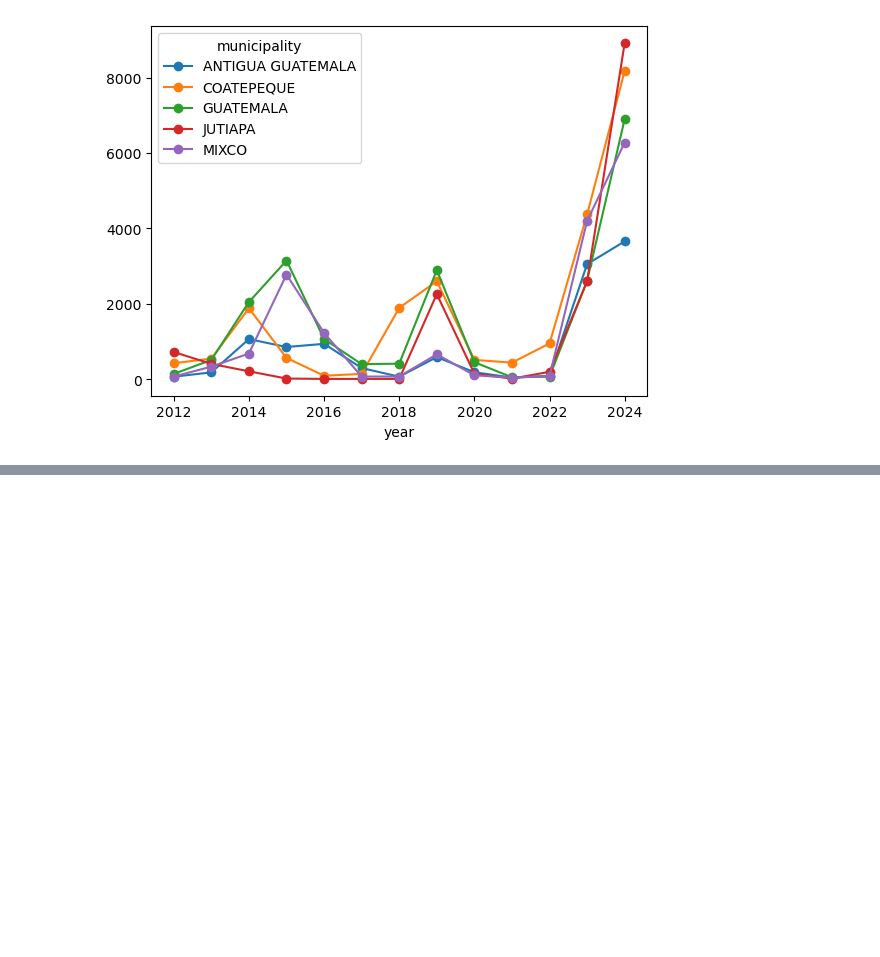
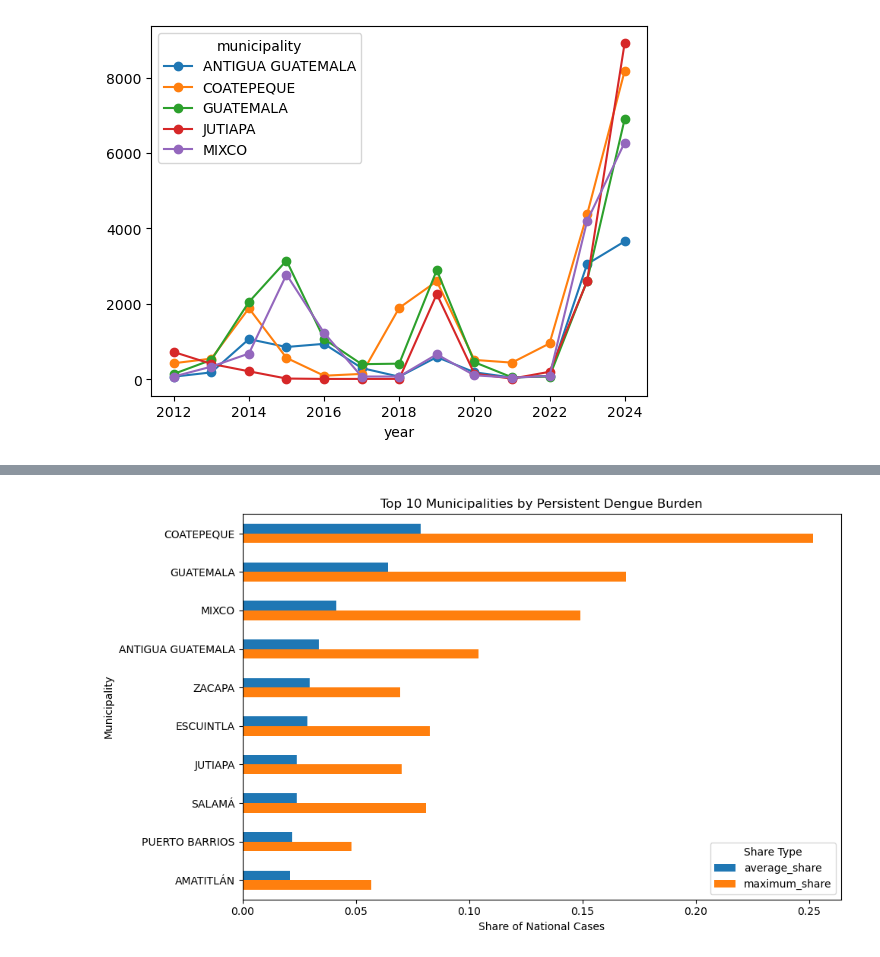
Before and after one commit to medranow/data-analyst-portfolio, a Jupyter notebook: 1_sql_salud_enfermedad/notebook/00_mspas_pndas.practice.ipynb, the cells around one changed output, grey strips where cells are left out. Saved outputs shown, nothing was run; the diff lists cells and outputs as text; code cells hidden in the pictures; blank space fills up the shorter version.

```diff
--- a/1_sql_salud_enfermedad/notebook/00_mspas_pndas.practice.ipynb
+++ b/1_sql_salud_enfermedad/notebook/00_mspas_pndas.practice.ipynb
@@ -278,0 +267,3 @@ municipality_national_cases = pd.merge(year_municipality_renamed, year_totals_re
+# %%
+municipality_national_cases['municipality_share'] = municipality_national_cases['municipality_cases'] / municipality_national_cases['national_cases']
+municipality_national_cases.describe()
@@ -278,0 +325,7 @@ municipality_national_cases = pd.merge(year_municipality_renamed, year_totals_re
+# %%
+persistent_driven_burden = municipality_national_cases.groupby("municipality")["municipality_share"].agg(
+    average_share="mean",
+    maximum_share="max"
+).reset_index()
+
+persistent_driven_burden.head()
@@ -278,0 +339,3 @@ municipality_national_cases = pd.merge(year_municipality_renamed, year_totals_re
+# %%
+municipality_top10_persistent_burden = persistent_driven_burden.sort_values("average_share", ascending=False).head(10)
+municipality_top10_persistent_burden
@@ -278,0 +354,15 @@ municipality_national_cases = pd.merge(year_municipality_renamed, year_totals_re
+# %%
+municipality_top10_persistent_burden.plot(
+    x="municipality",
+    y=["average_share", "maximum_share"],
+    kind="barh",
+    figsize=(10, 6)
+)
+plt.title("Top 10 Municipalities by Persistent Dengue Burden")
+plt.xlabel("Share of National Cases")
+plt.ylabel("Municipality")
+plt.legend(title="Share Type")
+plt.gca().invert_yaxis()
+plt.tight_layout()
+# %% [output]
+[figure, added]
```
Also changed, not shown: parts of 8 cells of this notebook, 1 other file.
